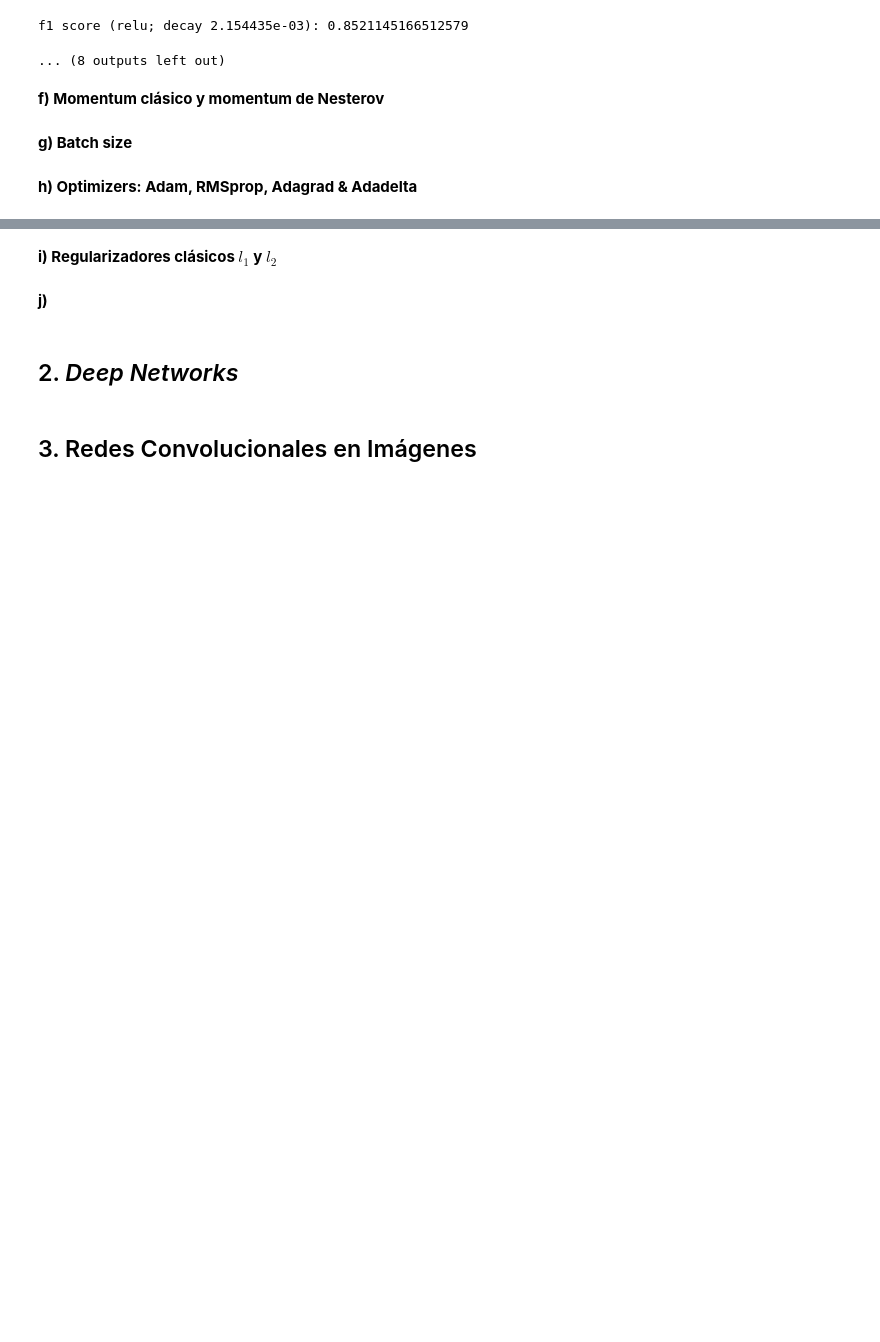
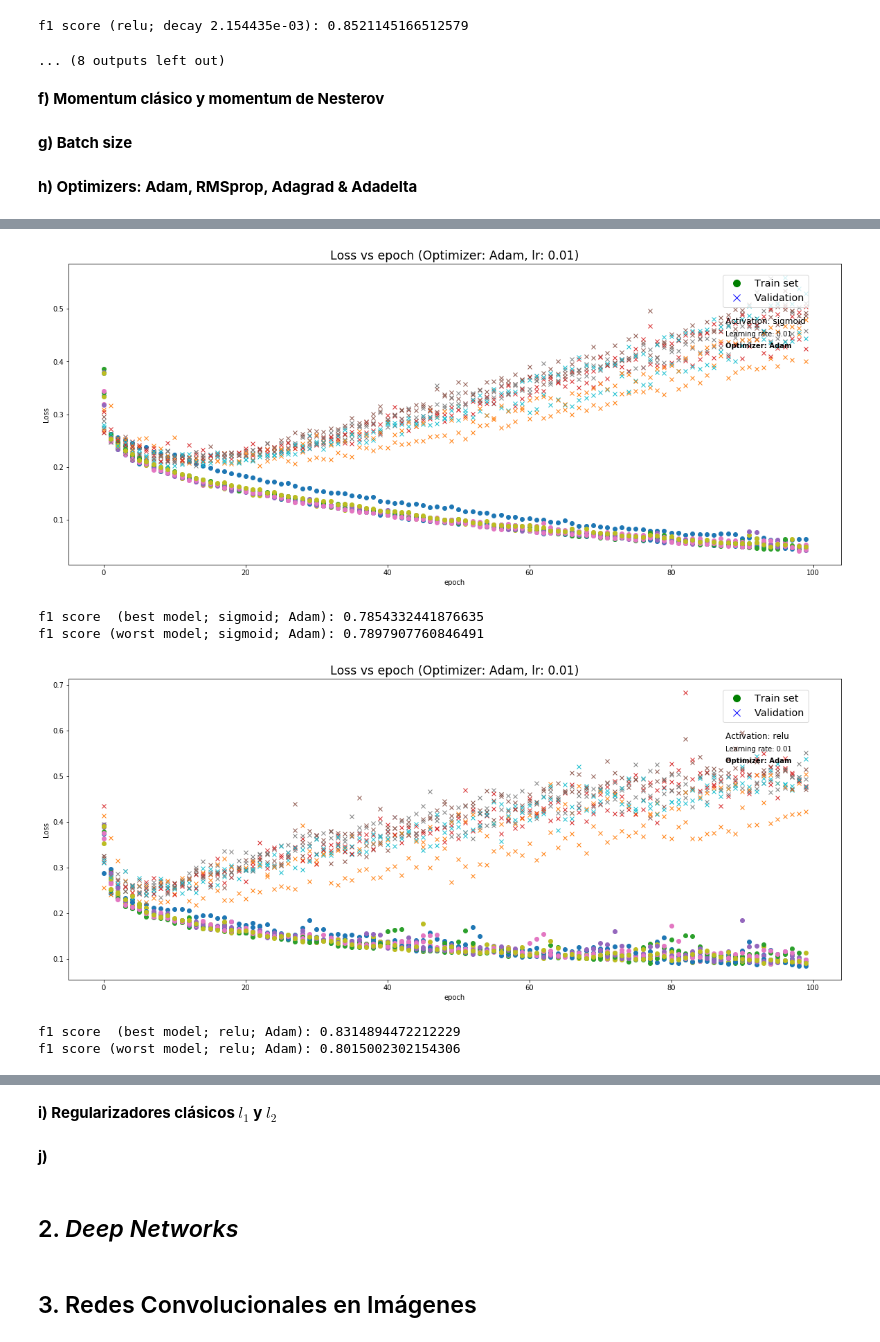
Before and after one commit to mibanez-parraguez/INF395-Tarea1, a Jupyter notebook: Tarea 1.ipynb, the cells around one changed output, grey strips where cells are left out. Cells and saved outputs as stored; diff of their text form; code cells hidden in the pictures; blank space fills up the shorter version.

```diff
--- a/Tarea 1.ipynb
+++ b/Tarea 1.ipynb
@@ -430,0 +446,21 @@ model_relu = plotModel(10, "relu", RMSprop(lr=0.01))
+# %%
+# Adam
+txt = [{'x': 0.85, 'y': 0.76, 'txt': "Learning rate: 0.01", 'kw': {}},
+       {'x': 0.85, 'y': 0.72, 'txt': "Optimizer: Adam", 'kw': {'weight': 'bold'}}]
+title = "Loss vs epoch (Optimizer: Adam, lr: 0.01)"
+
+
+model_sigmoid = plotModel(10, "sigmoid", Adam(lr=0.01), title=title, text=txt)
+print("f1 score  (best model; sigmoid; Adam): {}".format(f1_score(y_test,model_sigmoid[0].predict_classes(X_test_scaled),average='weighted')))
+print("f1 score (worst model; sigmoid; Adam): {}\n\n\n".format(f1_score(y_test,model_sigmoid[1].predict_classes(X_test_scaled),average='weighted')))
+
+model_relu = plotModel(10, "relu", Adam(lr=0.01), title=title, text=txt)
+print("f1 score  (best model; relu; Adam): {}".format(f1_score(y_test,model_relu[0].predict_classes(X_test_scaled),average='weighted')))
+print("f1 score (worst model; relu; Adam): {}".format(f1_score(y_test,model_relu[1].predict_classes(X_test_scaled),average='weighted')))
+# %% [output]
+[figure, added]
+f1 score  (best model; sigmoid; Adam): 0.7854332441876635
+f1 score (worst model; sigmoid; Adam): 0.7897907760846491
+[figure, added]
+f1 score  (best model; relu; Adam): 0.8314894472212229
+f1 score (worst model; relu; Adam): 0.8015002302154306
```
Also changed, not shown: parts of 10 cells of this notebook.
